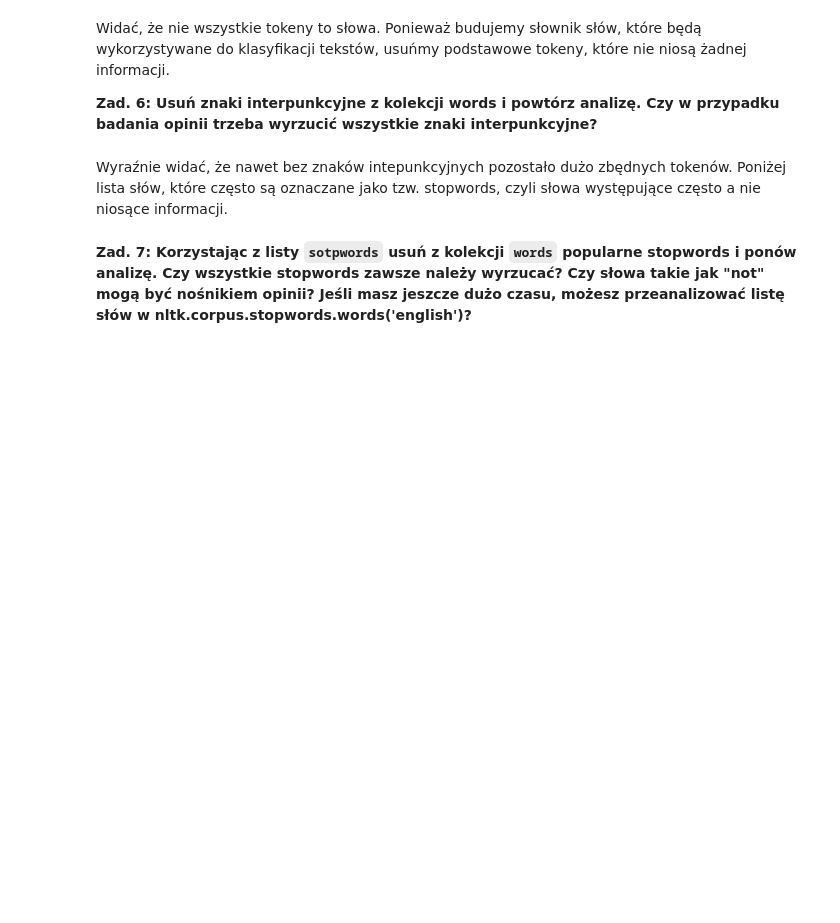
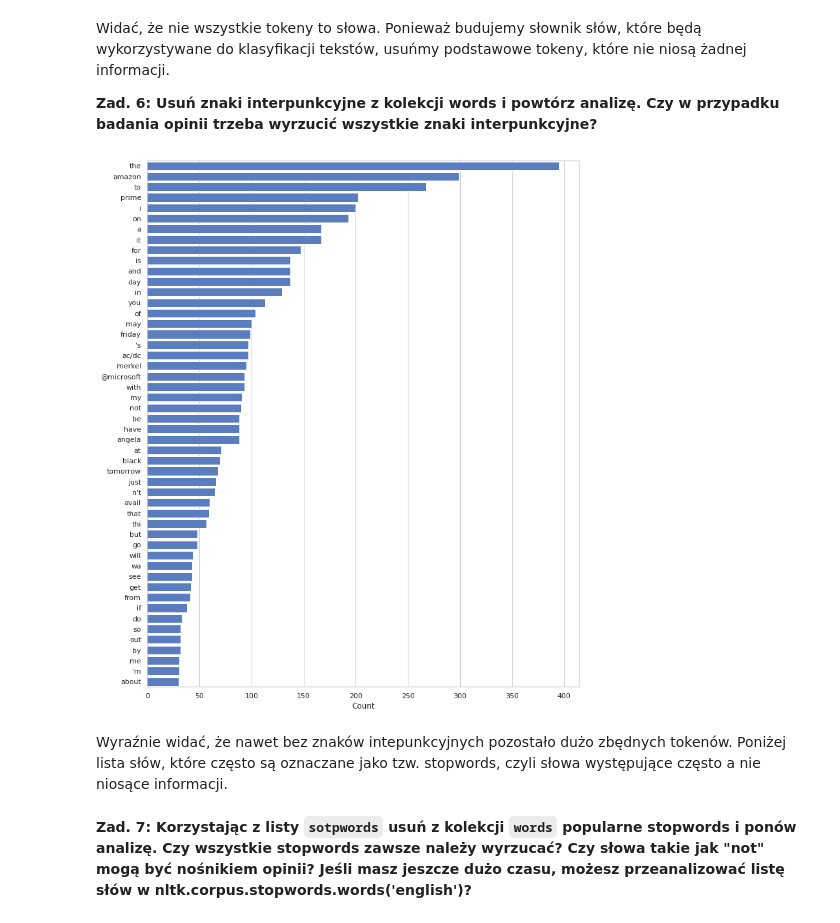
Before and after one commit to sleter/EMD_public, a Jupyter notebook: Zadanie 7/NltkBasics.ipynb, the cells around one changed output. Cells and saved outputs as stored; diff of their text form; code cells hidden in the pictures; blank space fills up the shorter version.

```diff
--- a/Zadanie 7/NltkBasics.ipynb
+++ b/Zadanie 7/NltkBasics.ipynb
@@ -92,5 +115,10 @@ class NltkTokenizer(Tokenizer):
+# %%
+class NltkTokenizer(Tokenizer):
+    @staticmethod
+    def tokenize(text):
+        return nltk.word_tokenize(text)
 # %%
-# for i in tweets.index:
-#     tweet = BeforeTokenizationNormalizer.normalize(tweets.iat[i])
-#     words_nltk = NltkTokenizer.tokenize(tweet)
-#     print(words_nltk)
+for i in tweets.index[:10]:
+    tweet = BeforeTokenizationNormalizer.normalize(tweets.iat[i])
+    words_nltk = NltkTokenizer.tokenize(tweet)
+    print(words_nltk)
@@ -158,6 +219,22 @@ words = Counter()
 Widać, że nie wszystkie tokeny to słowa. Ponieważ budujemy słownik słów, które będą wykorzystywane do klasyfikacji tekstów, usuńmy podstawowe tokeny, które nie niosą żadnej informacji.
 
 **Zad. 6: Usuń znaki interpunkcyjne z kolekcji words i powtórz analizę. Czy w przypadku badania opinii trzeba wyrzucić wszystkie znaki interpunkcyjne?**
+# %%
+import string
+
+for token in list(words.keys()):
+    all_p = True
+    for char in token:
+        if char not in string.punctuation:
+            all_p=False
+    if all_p:
+        del words[token]
+
+show_histogram(words.most_common(50))
+
+# Nie należy wyrzucać znaków interpunkcyjnych nalerzących do jakiegoś słowa. MOgą one nadawać inne znaczenie.
+# %% [output]
+[figure, added]
 # %% [markdown]
 Wyraźnie widać, że nawet bez znaków intepunkcyjnych pozostało dużo zbędnych tokenów. Poniżej lista słów, które często są oznaczane jako tzw. stopwords, czyli słowa występujące często a nie niosące informacji.
 # %%
```
Also changed, not shown: parts of 15 cells of this notebook.
